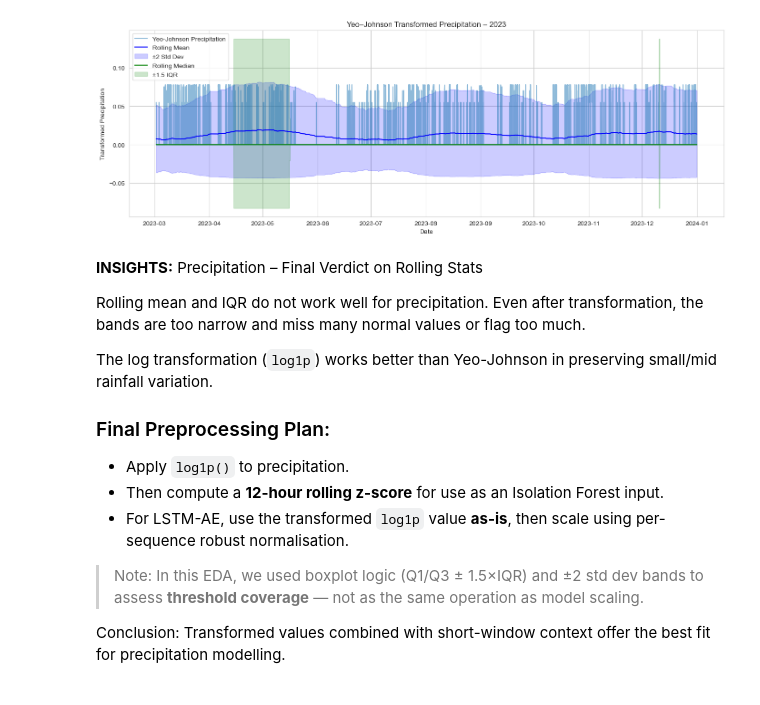
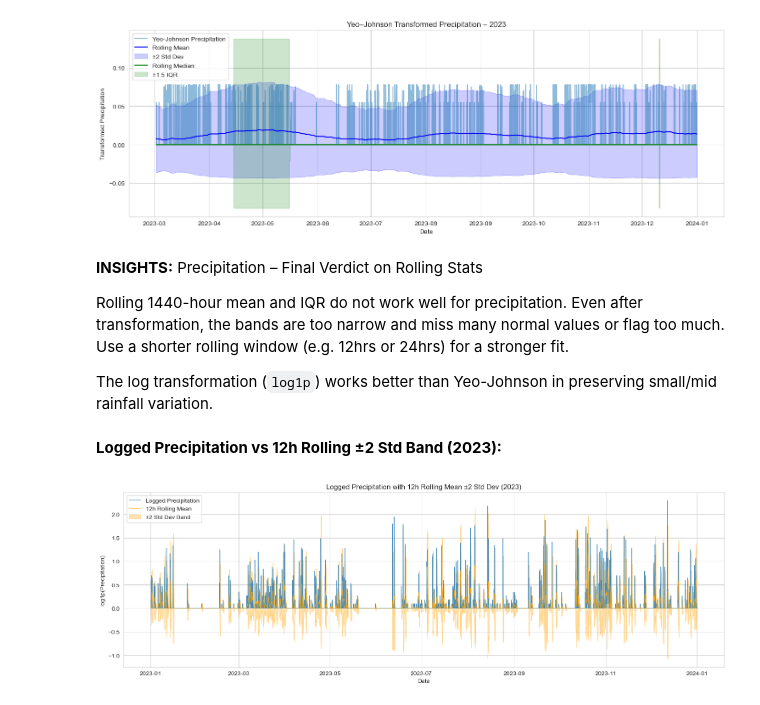
Before and after one commit to Jeremiah-Bachtin/comp1884-group6-weather-anomaly-detection-system, a Jupyter notebook: notebooks/notebook_jeremy_EDA.ipynb, the cells around one changed output. Saved outputs shown, nothing was run; the diff lists cells and outputs as text; code cells hidden in the pictures.

Commit message:
Logged precipitation plotted vs 12-hour rolling mean -/+ 2 * std dev and insights noted.

```diff
--- a/notebooks/notebook_jeremy_EDA.ipynb
+++ b/notebooks/notebook_jeremy_EDA.ipynb
@@ -498,15 +449,35 @@ plt.show()
 # %% [markdown]
 **INSIGHTS:** Precipitation – Final Verdict on Rolling Stats
 
-Rolling mean and IQR do not work well for precipitation. Even after transformation, the bands are too narrow and miss many normal values or flag too much.
+Rolling 1440-hour mean and IQR do not work well for precipitation. Even after transformation, the bands are too narrow and miss many normal values or flag too much. Use a shorter rolling window (e.g. 12hrs or 24hrs) for a stronger fit.
 
 The log transformation (`log1p`) works better than Yeo-Johnson in preserving small/mid rainfall variation.
-
-### Final Preprocessing Plan:
-- Apply `log1p()` to precipitation.
-- Then compute a **12-hour rolling z-score** for use as an Isolation Forest input.
-- For LSTM-AE, use the transformed `log1p` value **as-is**, then scale using per-sequence robust normalisation.
-
-> Note: In this EDA, we used boxplot logic (Q1/Q3 ± 1.5×IQR) and ±2 std dev bands to assess **threshold coverage** — not as the same operation as model scaling.
-
-Conclusion: Transformed values combined with short-window context offer the best fit for precipitation modelling.
+# %% [markdown]
+**Logged Precipitation vs 12h Rolling ±2 Std Band (2023):**
+# %%
+# Visual Check – Logged Precipitation with 12h ±2 Std Dev Bands (2023)
+
+# Step 2: Compute 12-hour rolling stats on logged precipitation
+df_2023['rolling_mean_12h'] = df_2023['precip_log'].rolling(window=12).mean()
+df_2023['rolling_std_12h'] = df_2023['precip_log'].rolling(window=12).std()
+df_2023['upper_bound'] = df_2023['rolling_mean_12h'] + 2 * df_2023['rolling_std_12h']
+df_2023['lower_bound'] = df_2023['rolling_mean_12h'] - 2 * df_2023['rolling_std_12h']
+
+# Step 3: Drop missing values for clean plotting
+plot_df = df_2023[['precip_log', 'rolling_mean_12h', 'upper_bound', 'lower_bound']].dropna().reset_index()
+
+# Step 4: Plot
+plt.figure(figsize=(15, 5))
+plt.plot(plot_df['date'], plot_df['precip_log'], label='Logged Precipitation', linewidth=1, alpha=0.8)
+plt.plot(plot_df['date'], plot_df['rolling_mean_12h'], label='12h Rolling Mean', color='orange', linewidth=0.6)
+plt.fill_between(plot_df['date'], plot_df['lower_bound'], plot_df['upper_bound'],
+                 color='orange', alpha=0.3, label='±2 Std Dev Band')
+plt.title("Logged Precipitation with 12h Rolling Mean ±2 Std Dev (2023)")
+plt.ylabel("log1p(Precipitation)")
+plt.xlabel("Date")
+plt.legend()
+plt.grid(True)
+plt.tight_layout()
+plt.show()
+# %% [output]
+[figure, added]
```
Also changed, not shown: parts of 7 cells of this notebook.
